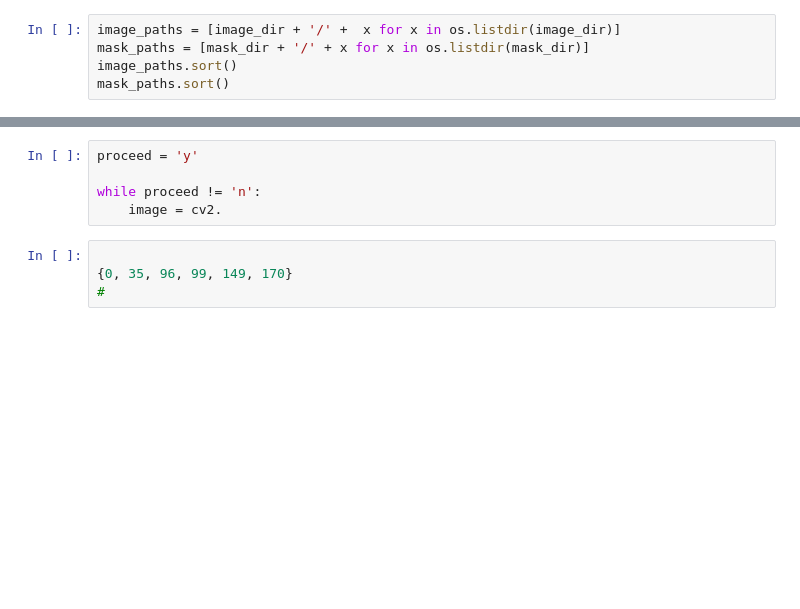
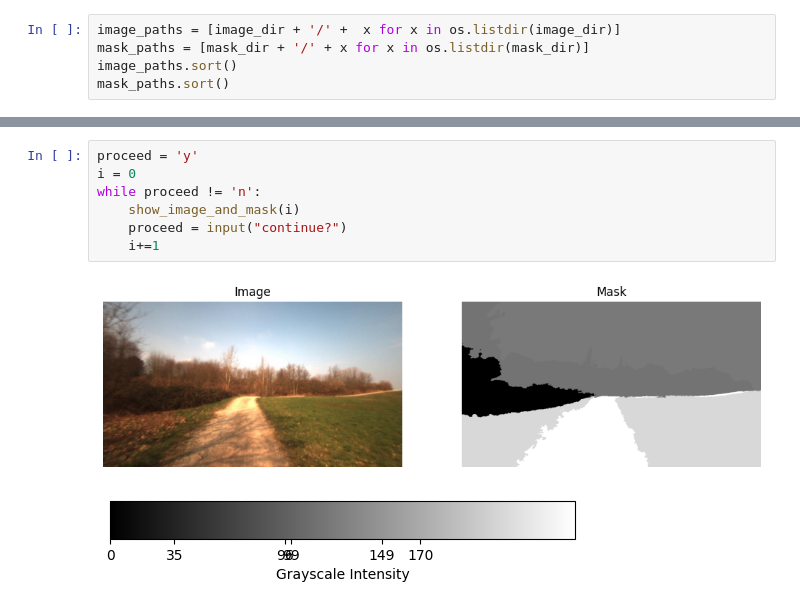
Before and after one commit to sattwik-sahu/rafseg, a Jupyter notebook: deepsceneEDA.ipynb, the cells around one changed output, grey strips where cells are left out. Saved outputs shown, nothing was run; the diff lists cells and outputs as text; blank space fills up the shorter version.

```diff
--- a/deepsceneEDA.ipynb
+++ b/deepsceneEDA.ipynb
@@ -62,9 +84,10 @@ mask_classes
 # %%
 proceed = 'y'
-
+i = 0
 while proceed != 'n':
-    image = cv2.
+    show_image_and_mask(i)
+    proceed = input("continue?")
+    i+=1
+# %% [output]
+[figure, added]
+[figure, added]
-# %%
-
-{0, 35, 96, 99, 149, 170}
-#
```
Also changed, not shown: parts of 5 cells of this notebook, 7 other files.
